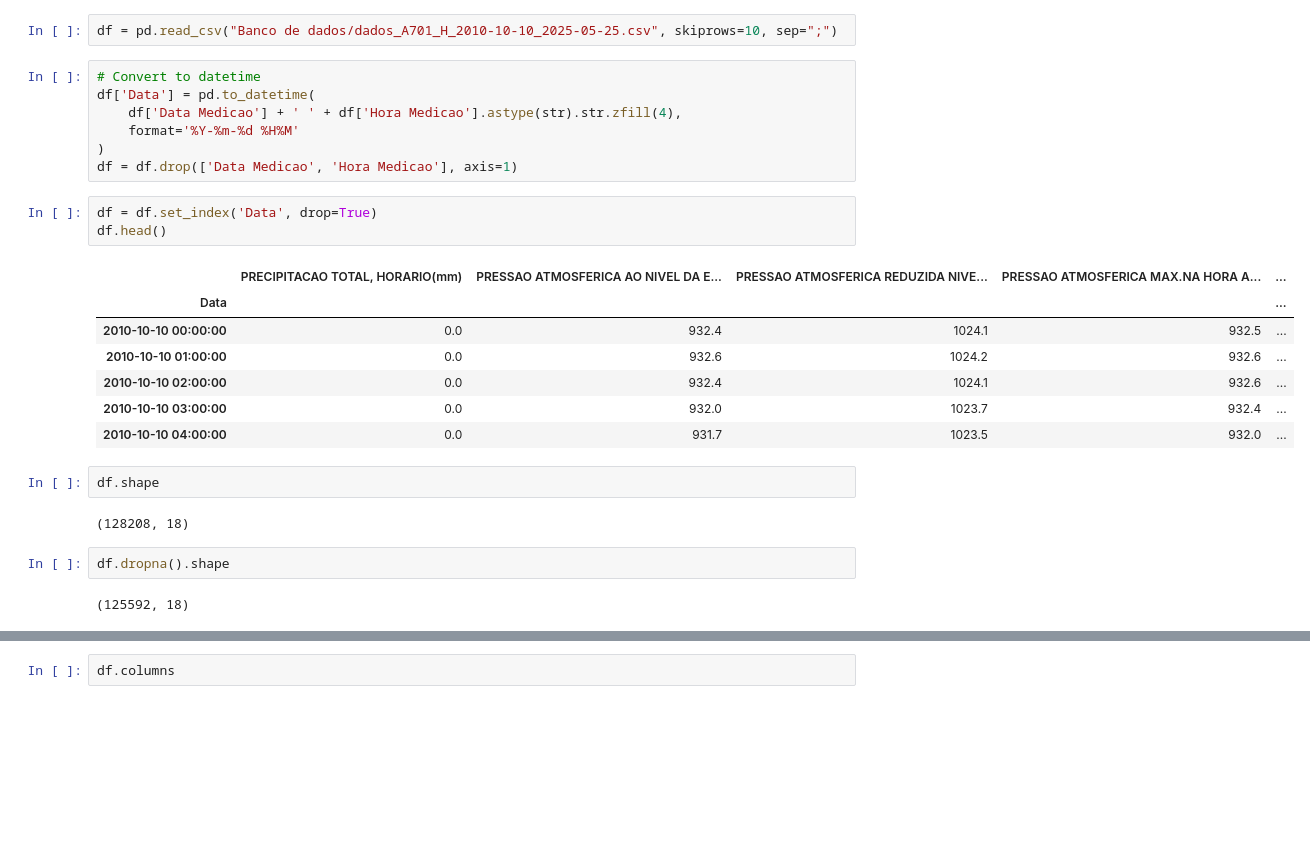
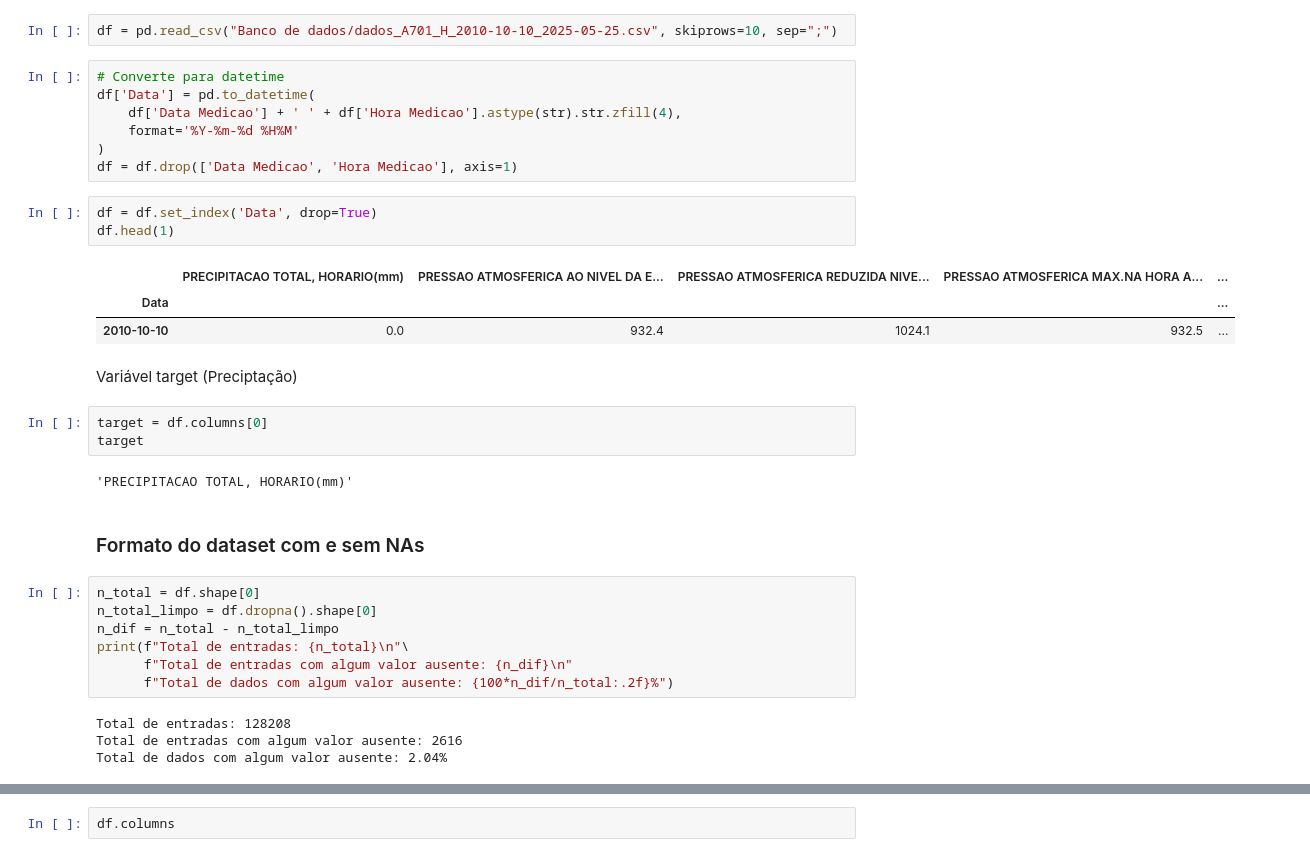
Before and after one commit to igorzeck/2R2N, a Jupyter notebook: dataset_eda_horario.ipynb, the cells around one changed output, grey strips where cells are left out. Drawn from its saved outputs; the diff is of its cells as text; blank space fills up the shorter version.

```diff
--- a/dataset_eda_horario.ipynb
+++ b/dataset_eda_horario.ipynb
@@ -9,7 +9,7 @@ import seaborn as sns
 # %%
 df = pd.read_csv("Banco de dados/dados_A701_H_2010-10-10_2025-05-25.csv", skiprows=10, sep=";")
 # %%
-# Convert to datetime
+# Converte para datetime
 df['Data'] = pd.to_datetime(
     df['Data Medicao'] + ' ' + df['Hora Medicao'].astype(str).str.zfill(4),
     format='%Y-%m-%d %H%M'
@@ -17,20 +17,28 @@ df['Data'] = pd.to_datetime(
 df = df.drop(['Data Medicao', 'Hora Medicao'], axis=1)
 # %%
 df = df.set_index('Data', drop=True)
-df.head()
+df.head(1)
 # %% [output]
 |  | PRECIPITACAO TOTAL, HORARIO(mm) | PRESSAO ATMOSFERICA AO NIVEL DA E... | PRESSAO ATMOSFERICA REDUZIDA NIVE... | PRESSAO ATMOSFERICA MAX.NA HORA A... | ... |
 | Data |  |  |  |  | ... |
-| 2010-10-10 00:00:00 | 0.0 | 932.4 | 1024.1 | 932.5 | ... |
-| 2010-10-10 01:00:00 | 0.0 | 932.6 | 1024.2 | 932.6 | ... |
-| 2010-10-10 02:00:00 | 0.0 | 932.4 | 1024.1 | 932.6 | ... |
-| 2010-10-10 03:00:00 | 0.0 | 932.0 | 1023.7 | 932.4 | ... |
-| 2010-10-10 04:00:00 | 0.0 | 931.7 | 1023.5 | 932.0 | ... |
+| 2010-10-10 | 0.0 | 932.4 | 1024.1 | 932.5 | ... |
+# %% [markdown]
+Variável target (Preciptação)
+# %%
+target = df.columns[0]
+target
+# %% [output]
+'PRECIPITACAO TOTAL, HORARIO(mm)'
+# %% [markdown]
+### Formato do dataset com e sem NAs
 # %%
-df.shape
+n_total = df.shape[0]
+n_total_limpo = df.dropna().shape[0]
+n_dif = n_total - n_total_limpo
+print(f"Total de entradas: {n_total}\n"\
+      f"Total de entradas com algum valor ausente: {n_dif}\n"
+      f"Total de dados com algum valor ausente: {100*n_dif/n_total:.2f}%")
 # %% [output]
-(128208, 18)
+Total de entradas: 128208
+Total de entradas com algum valor ausente: 2616
+Total de dados com algum valor ausente: 2.04%
-# %%
-df.dropna().shape
-# %% [output]
-(125592, 18)
```
Also changed, not shown: parts of 20 cells of this notebook, 13 other files.
